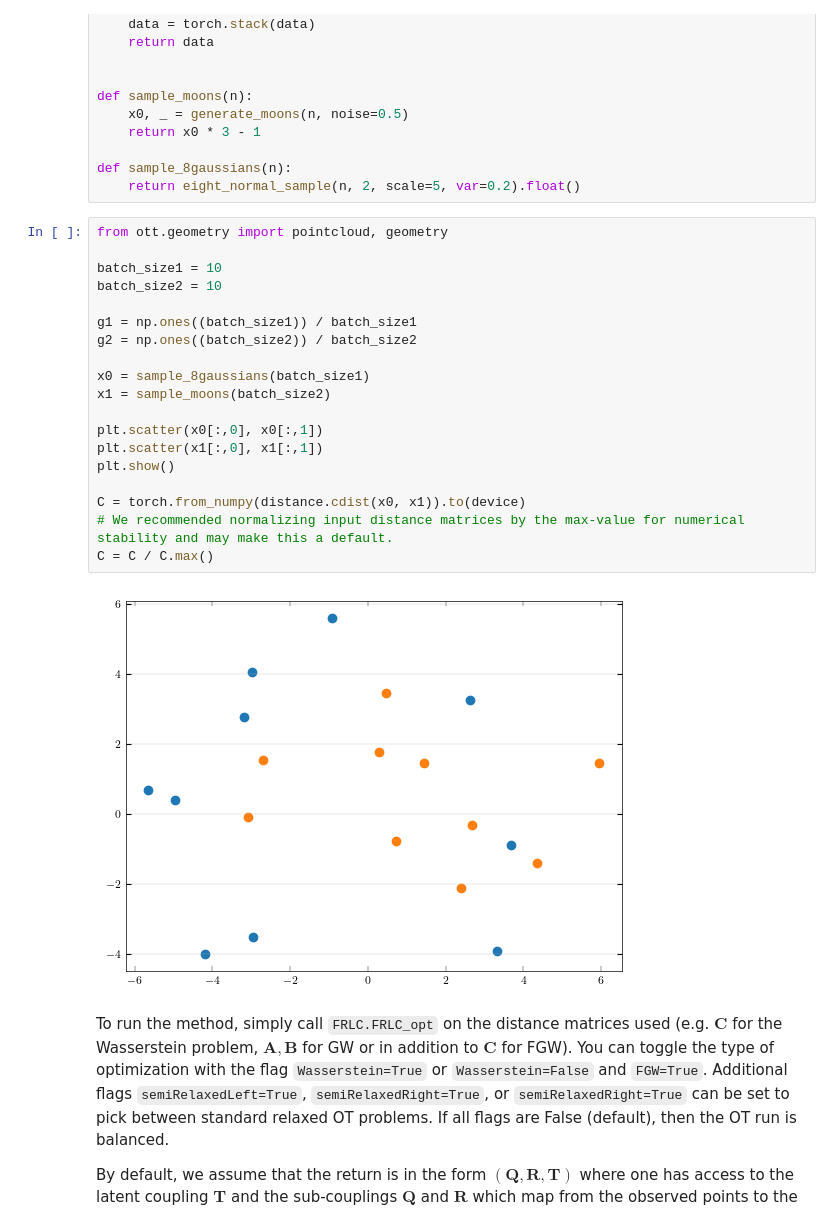
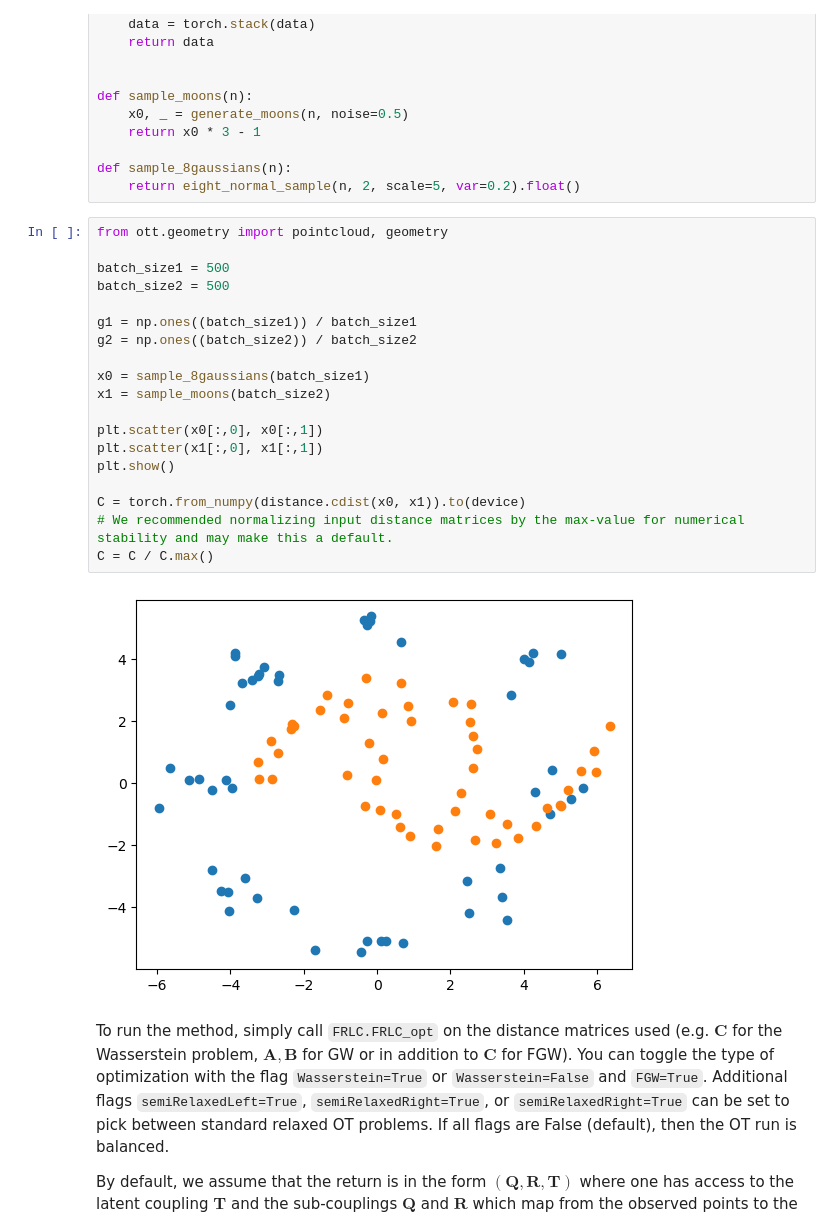
Before and after one commit to schmidt73/transport-clustering, a Jupyter notebook: notebooks/flrc_demo.ipynb, the cells around one changed output. Cells and saved outputs as stored; diff of their text form.

```diff
--- a/notebooks/flrc_demo.ipynb
+++ b/notebooks/flrc_demo.ipynb
@@ -64,24 +64,24 @@ def sample_8gaussians(n):
 # %%
 from ott.geometry import pointcloud, geometry
 
-batch_size1 = 10
-batch_size2 = 10
+batch_size1 = 500
+batch_size2 = 500
 
 g1 = np.ones((batch_size1)) / batch_size1
 g2 = np.ones((batch_size2)) / batch_size2
 
 x0 = sample_8gaussians(batch_size1)
 x1 = sample_moons(batch_size2)
 
 plt.scatter(x0[:,0], x0[:,1])
 plt.scatter(x1[:,0], x1[:,1])
 plt.show()
 
 C = torch.from_numpy(distance.cdist(x0, x1)).to(device)
 # We recommended normalizing input distance matrices by the max-value for numerical stability and may make this a default.
 C = C / C.max()
 # %% [output]
-[figure, old version]
+[figure, new version]
 # %% [markdown]
 To run the method, simply call <tt>` FRLC.FRLC_opt `</tt> on the distance matrices used (e.g. $\mathbf{C}$ for the Wasserstein problem, $\mathbf{A}, \mathbf{B}$ for GW or in addition to $\mathbf{C}$ for FGW). You can toggle the type of optimization with the flag <tt>`Wasserstein=True`</tt> or <tt>`Wasserstein=False`</tt> and <tt>`FGW=True`</tt>. Additional flags <tt>`semiRelaxedLeft=True`</tt>, <tt>`semiRelaxedRight=True`</tt>, or <tt>`semiRelaxedRight=True`</tt> can be set to pick between standard relaxed OT problems. If all flags are False (default), then the OT run is balanced.
 
```
Also changed, not shown: parts of 4 cells of this notebook, 1 other file.
